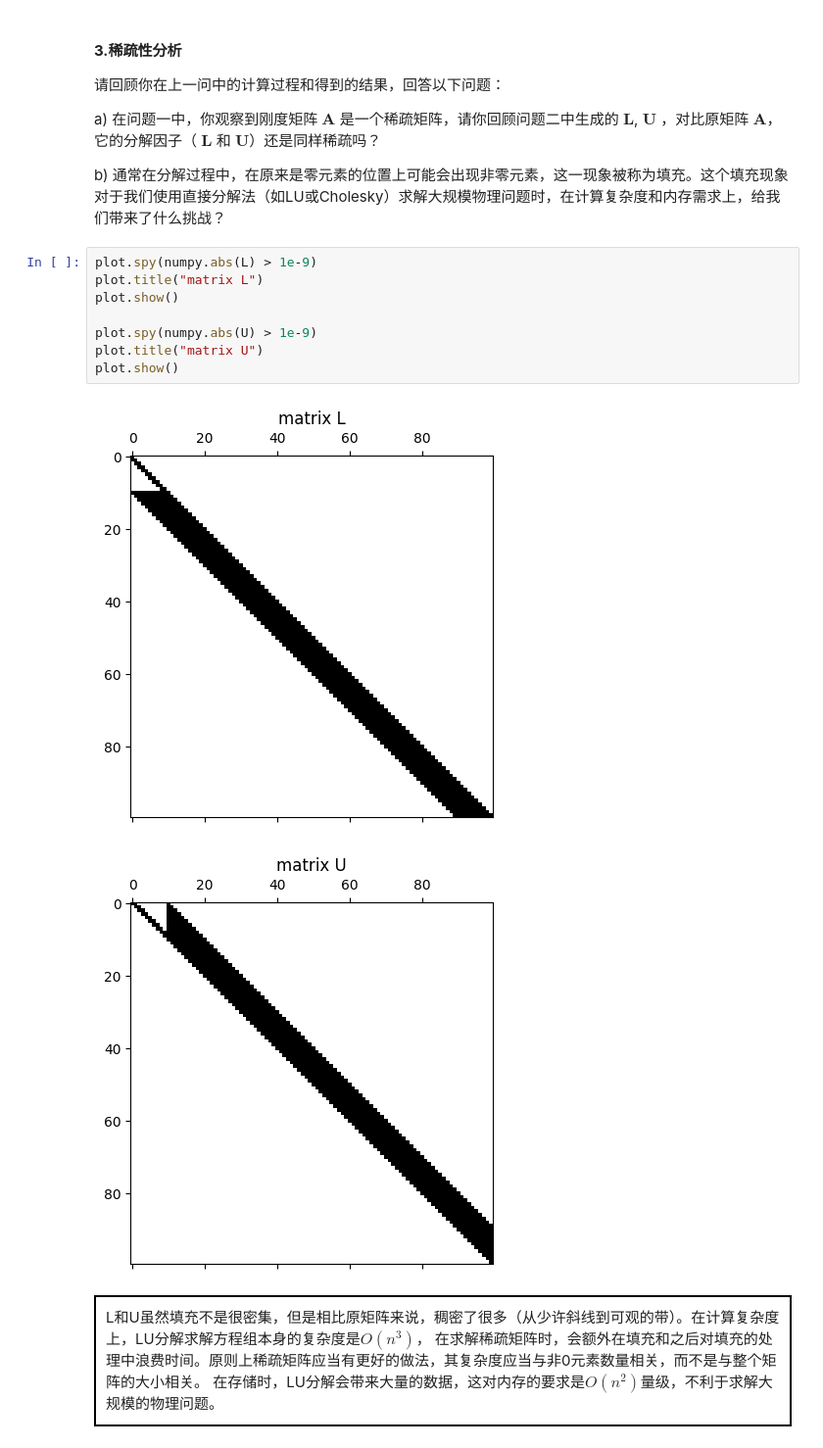
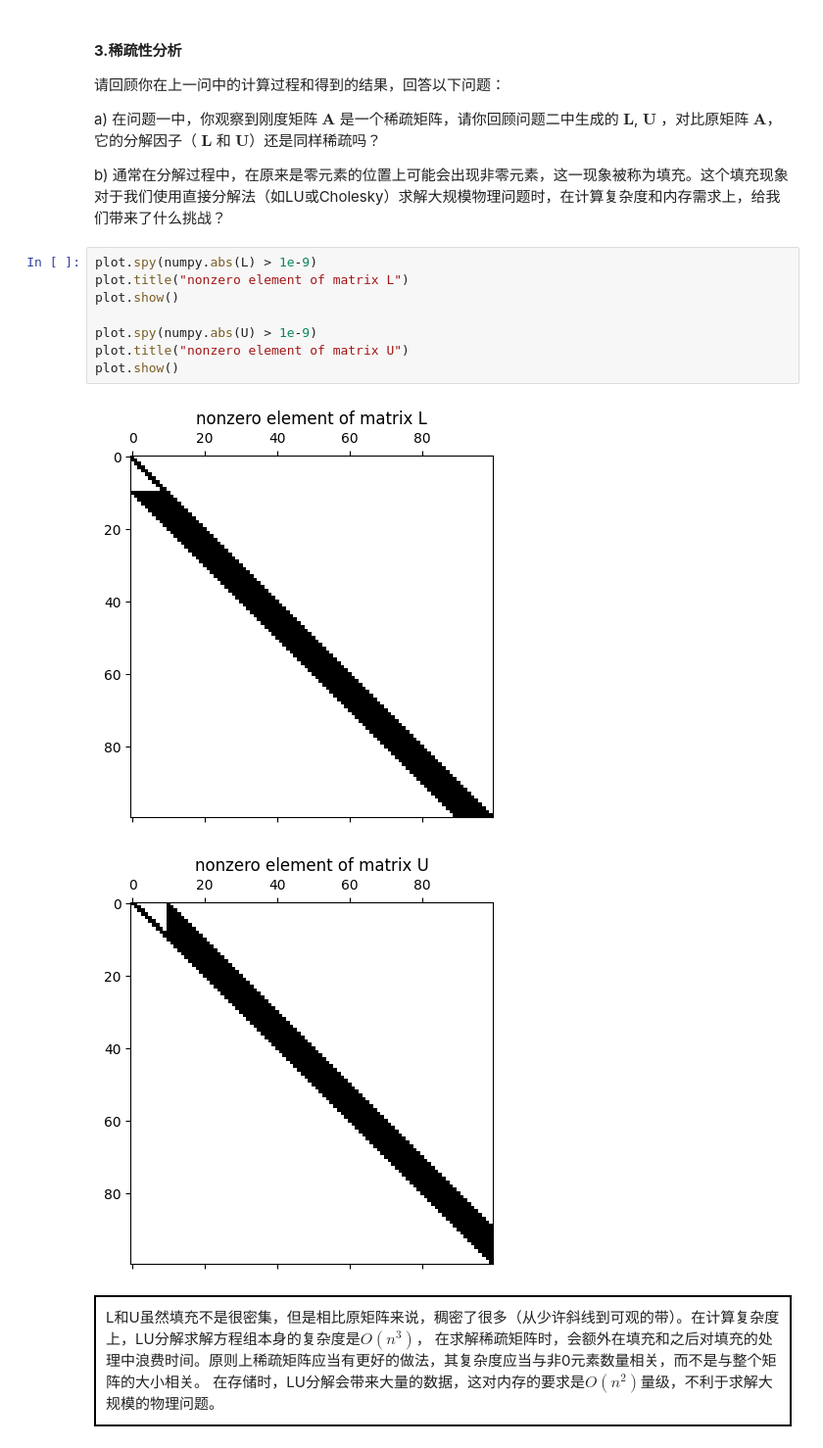
Before and after one commit to xicoa/Homework-of-Computational-Physics-Ji-Chen, a Jupyter notebook: HW3.ipynb, the cells around one changed output. Shown: that part at 98% size. Drawn from its saved outputs; the diff is of its cells as text.

```diff
--- a/HW3.ipynb
+++ b/HW3.ipynb
@@ -454,15 +454,15 @@ b)
 通常在分解过程中，在原来是零元素的位置上可能会出现非零元素，这一现象被称为填充。这个填充现象对于我们使用直接分解法（如LU或Cholesky）求解大规模物理问题时，在计算复杂度和内存需求上，给我们带来了什么挑战？
 # %%
 plot.spy(numpy.abs(L) > 1e-9)
-plot.title("matrix L")
+plot.title("nonzero element of matrix L")
 plot.show()
 
 plot.spy(numpy.abs(U) > 1e-9)
-plot.title("matrix U")
+plot.title("nonzero element of matrix U")
 plot.show()
 # %% [output]
-[figure, old version]
+[figure, new version]
-[figure, old version]
+[figure, new version]
 # %% [markdown]
 <div style="border: 2px solid black; padding: 10px;">
 L和U虽然填充不是很密集，但是相比原矩阵来说，稠密了很多（从少许斜线到可观的带）。在计算复杂度上，LU分解求解方程组本身的复杂度是$O(n^3)$，
```
